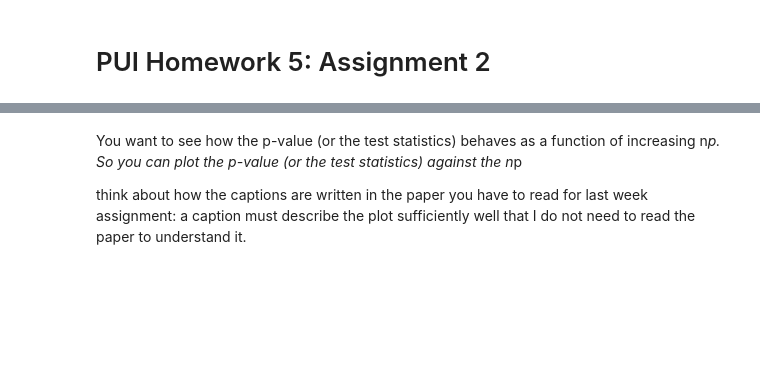
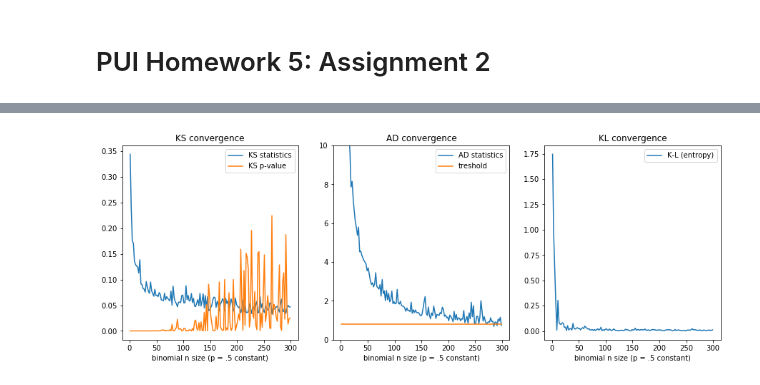
Before and after one commit to rrubo/PUI2017_rh2684, a Jupyter notebook: HW5_rh2684/HW5_assignment_2.ipynb, the cells around one changed output, grey strips where cells are left out. Cells and saved outputs as stored; diff of their text form; code cells hidden in the pictures; blank space fills up the shorter version.

```diff
--- a/HW5_rh2684/HW5_assignment_2.ipynb
+++ b/HW5_rh2684/HW5_assignment_2.ipynb
@@ -191,6 +157,13 @@ In a loop test that the binomial tends to a normal distribution as you increase
+# %%
+# defining the missing variables
+
+narray = np.arange(1, 300, 2)
+
+ks_s_b = np.zeros(narray.size, dtype=float)
+ks_p_b = np.zeros(narray.size, dtype=float)
+kl_b = np.zeros(narray.size, dtype=float)
+ad_b = np.zeros(narray.size, dtype=float)
 # %%
-np.random.seed(999)
-
 #loop over the different values of n (or n and p)
 for i,n in enumerate(narray):
     p = 0.5 #parameter for the binomial, my arbitrary choice
@@ -214,10 +187,34 @@ for i,n in enumerate(narray):
     #if i%10 == 0:
     #    pl.hist(dist, bins=mybins)
     #    pl.plot(bincenters, scipy.stats.norm.pdf(bincenters)*1000)
-    kl_b [i] =  scipy.stats.entropy(np.histogram(dist, bins=mybins)[0],
-                                    scipy.stats.norm.pdf(bincenters) + n)
+    kl_b [i] =  scipy.stats.entropy(np.histogram(dist, bins=mybins)[0] / 1000.,
+                                    scipy.stats.norm.pdf(bincenters))
+    #pl.plot(bincenters,np.histogram(dist, bins=mybins)[0]  / 1000., 'k')
+    #pl.plot(bincenters, scipy.stats.norm.pdf(bincenters), 'r')
+    #pl.show()
-# %% [markdown]
-You want to see how the p-value (or the test statistics) behaves as a function of increasing n*p.
-So you can plot the p-value (or the test statistics) against the n*p
-
-think about how the captions are written in the paper  you have to read for last week assignment: a caption must describe the plot sufficiently well that I do not need to read the paper to understand it.
+# %%
+fig = pl.figure(figsize = (15,5))
+fig.add_subplot(131)
+pl.plot(narray, ks_s_b, label='KS statistics')
+pl.plot(narray, ks_p_b, label='KS p-value')
+pl.title("KS convergence")
+pl.xlabel("binomial n size (p = .5 constant)")
+pl.legend()
+
+fig.add_subplot(132)
+pl.plot(narray, ad_b,  label='AD statistics')
+pl.plot([narray[0], narray[-1]],[threshold, threshold], label="treshold")
+pl.ylim(0,10) #limit the y range or you cannot see the relevant part
+pl.title("AD convergence")
+pl.xlabel("binomial n size (p = .5 constant)")
+pl.legend()
+
+fig.add_subplot(133)
+pl.title("KL convergence")
+pl.xlabel("binomial n size (p = .5 constant)")
+
+
+pl.plot(narray, kl_b, label='K-L (entropy)')
+pl.legend();
+# %% [output]
+[figure, added]
```
Also changed, not shown: parts of 35 cells of this notebook, 1 other file.
